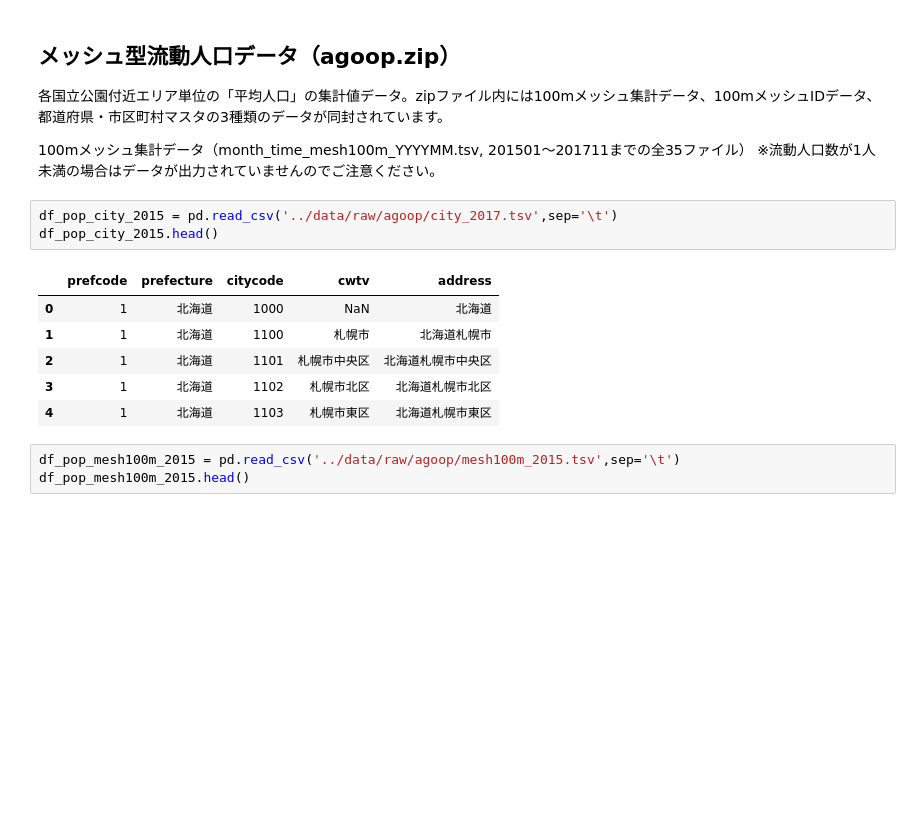
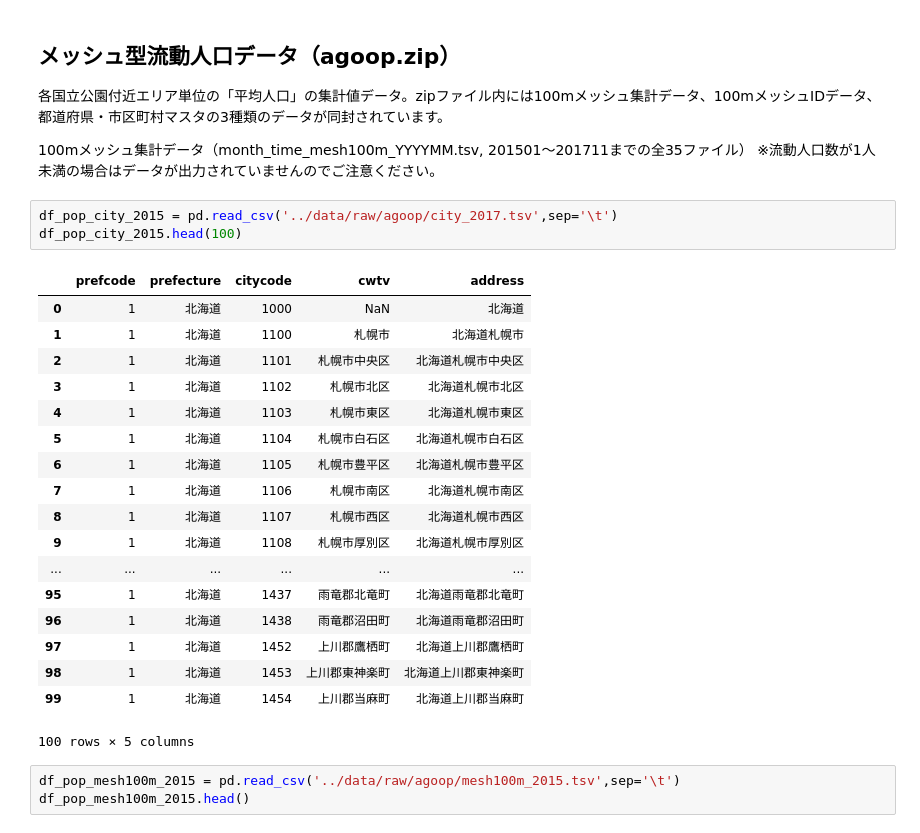
Before and after one commit to TaigoKuriyama/national_park_prediction, a Jupyter notebook: notebook/analyze.ipynb, the cells around one changed output. Saved outputs shown, nothing was run; the diff lists cells and outputs as text; blank space fills up the shorter version.

```diff
--- a/notebook/analyze.ipynb
+++ b/notebook/analyze.ipynb
@@ -277,14 +289,26 @@ df_nightley.head()
 ※流動人口数が1人未満の場合はデータが出力されていませんのでご注意ください。
 # %%
 df_pop_city_2015 = pd.read_csv('../data/raw/agoop/city_2017.tsv',sep='\t')
-df_pop_city_2015.head()
+df_pop_city_2015.head(100)
 # %% [output]
 |  | prefcode | prefecture | citycode | cwtv | address |
 | 0 | 1 | 北海道 | 1000 | NaN | 北海道 |
 | 1 | 1 | 北海道 | 1100 | 札幌市 | 北海道札幌市 |
 | 2 | 1 | 北海道 | 1101 | 札幌市中央区 | 北海道札幌市中央区 |
 | 3 | 1 | 北海道 | 1102 | 札幌市北区 | 北海道札幌市北区 |
 | 4 | 1 | 北海道 | 1103 | 札幌市東区 | 北海道札幌市東区 |
+| 5 | 1 | 北海道 | 1104 | 札幌市白石区 | 北海道札幌市白石区 |
+| 6 | 1 | 北海道 | 1105 | 札幌市豊平区 | 北海道札幌市豊平区 |
+| 7 | 1 | 北海道 | 1106 | 札幌市南区 | 北海道札幌市南区 |
+| 8 | 1 | 北海道 | 1107 | 札幌市西区 | 北海道札幌市西区 |
+| 9 | 1 | 北海道 | 1108 | 札幌市厚別区 | 北海道札幌市厚別区 |
+| ... | ... | ... | ... | ... | ... |
+| 95 | 1 | 北海道 | 1437 | 雨竜郡北竜町 | 北海道雨竜郡北竜町 |
+| 96 | 1 | 北海道 | 1438 | 雨竜郡沼田町 | 北海道雨竜郡沼田町 |
+| 97 | 1 | 北海道 | 1452 | 上川郡鷹栖町 | 北海道上川郡鷹栖町 |
+| 98 | 1 | 北海道 | 1453 | 上川郡東神楽町 | 北海道上川郡東神楽町 |
+| 99 | 1 | 北海道 | 1454 | 上川郡当麻町 | 北海道上川郡当麻町 |
+100 rows × 5 columns
 # %%
 df_pop_mesh100m_2015 = pd.read_csv('../data/raw/agoop/mesh100m_2015.tsv',sep='\t')
 df_pop_mesh100m_2015.head()
```
Also changed, not shown: parts of 1 cell of this notebook, 5 other files.
